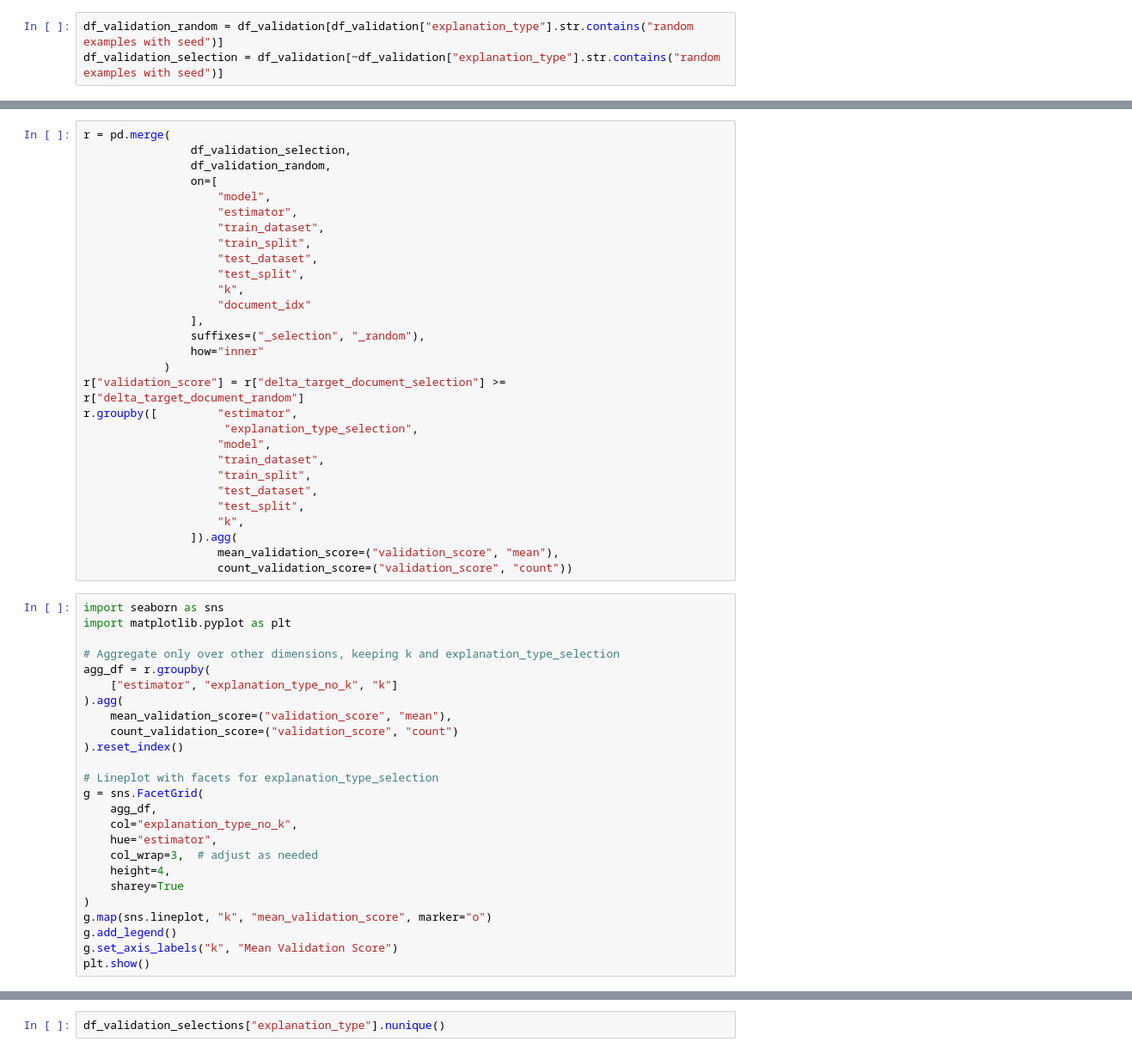
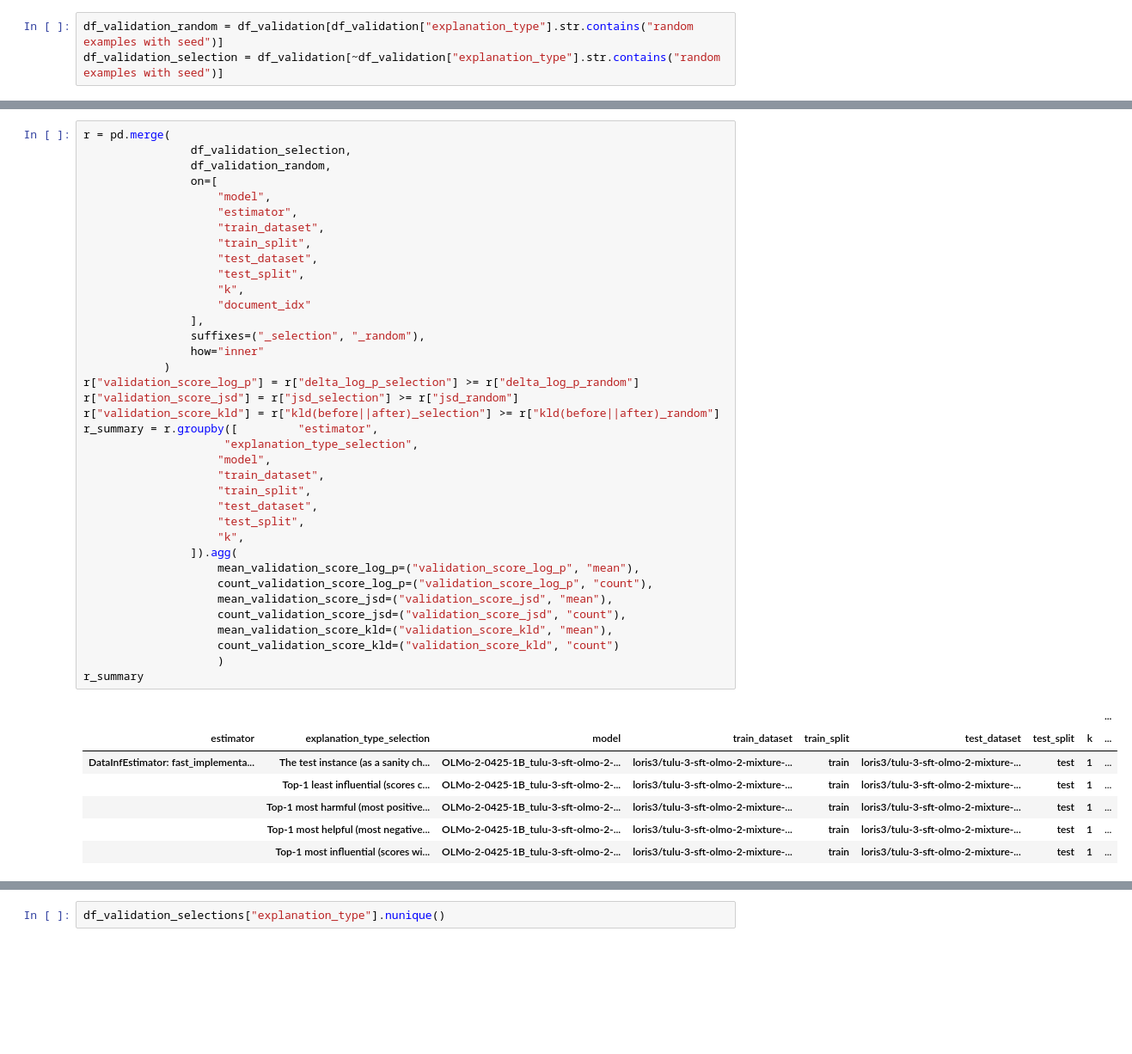
Before and after one commit to loris3/ceelm, a Jupyter notebook: validation.ipynb, the cells around one changed output, grey strips where cells are left out. Shown at 86% size. Cells and saved outputs as stored; diff of their text form; blank space fills up the shorter version.

```diff
--- a/validation.ipynb
+++ b/validation.ipynb
@@ -843,54 +163,45 @@ df_validation_random.groupby("explanation_type").mean(numeric_only=True)
 # %%
 r = pd.merge(
                 df_validation_selection,
                 df_validation_random,
                 on=[
                     "model",
                     "estimator",
                     "train_dataset",
                     "train_split",
                     "test_dataset",
                     "test_split",
                     "k",
                     "document_idx"
                 ],
                 suffixes=("_selection", "_random"),
                 how="inner"
             )
-r["validation_score"] = r["delta_target_document_selection"] >= r["delta_target_document_random"]
-r.groupby([         "estimator",
+r["validation_score_log_p"] = r["delta_log_p_selection"] >= r["delta_log_p_random"]
+r["validation_score_jsd"] = r["jsd_selection"] >= r["jsd_random"]
+r["validation_score_kld"] = r["kld(before||after)_selection"] >= r["kld(before||after)_random"]
+r_summary = r.groupby([         "estimator",
                      "explanation_type_selection",
                     "model",
                     "train_dataset",
                     "train_split",
                     "test_dataset",
                     "test_split",
                     "k",
                 ]).agg(
-                    mean_validation_score=("validation_score", "mean"),
-                    count_validation_score=("validation_score", "count"))
+                    mean_validation_score_log_p=("validation_score_log_p", "mean"),
+                    count_validation_score_log_p=("validation_score_log_p", "count"),
+                    mean_validation_score_jsd=("validation_score_jsd", "mean"),
+                    count_validation_score_jsd=("validation_score_jsd", "count"),
+                    mean_validation_score_kld=("validation_score_kld", "mean"),
+                    count_validation_score_kld=("validation_score_kld", "count")
+                    )
+r_summary
+# %% [output]
+|  |  |  |  |  |  |  |  | ... |
+| estimator | explanation_type_selection | model | train_dataset | train_split | test_dataset | test_split | k | ... |
+| DataInfEstimator: fast_implementa... | The test instance (as a sanity ch... | OLMo-2-0425-1B_tulu-3-sft-olmo-2-... | loris3/tulu-3-sft-olmo-2-mixture-... | train | loris3/tulu-3-sft-olmo-2-mixture-... | test | 1 | ... |
+|  | Top-1 least influential (scores c... | OLMo-2-0425-1B_tulu-3-sft-olmo-2-... | loris3/tulu-3-sft-olmo-2-mixture-... | train | loris3/tulu-3-sft-olmo-2-mixture-... | test | 1 | ... |
+|  | Top-1 most harmful (most positive... | OLMo-2-0425-1B_tulu-3-sft-olmo-2-... | loris3/tulu-3-sft-olmo-2-mixture-... | train | loris3/tulu-3-sft-olmo-2-mixture-... | test | 1 | ... |
+|  | Top-1 most helpful (most negative... | OLMo-2-0425-1B_tulu-3-sft-olmo-2-... | loris3/tulu-3-sft-olmo-2-mixture-... | train | loris3/tulu-3-sft-olmo-2-mixture-... | test | 1 | ... |
+|  | Top-1 most influential (scores wi... | OLMo-2-0425-1B_tulu-3-sft-olmo-2-... | loris3/tulu-3-sft-olmo-2-mixture-... | train | loris3/tulu-3-sft-olmo-2-mixture-... | test | 1 | ... |
-# %%
-import seaborn as sns
-import matplotlib.pyplot as plt
-
-# Aggregate only over other dimensions, keeping k and explanation_type_selection
-agg_df = r.groupby(
-    ["estimator", "explanation_type_no_k", "k"]
-).agg(
-    mean_validation_score=("validation_score", "mean"),
-    count_validation_score=("validation_score", "count")
-).reset_index()
-
-# Lineplot with facets for explanation_type_selection
-g = sns.FacetGrid(
-    agg_df,
-    col="explanation_type_no_k",
-    hue="estimator",
-    col_wrap=3,  # adjust as needed
-    height=4,
-    sharey=True
-)
-g.map(sns.lineplot, "k", "mean_validation_score", marker="o")
-g.add_legend()
-g.set_axis_labels("k", "Mean Validation Score")
-plt.show()
```
Also changed, not shown: parts of 37 cells of this notebook, 12 other files.
